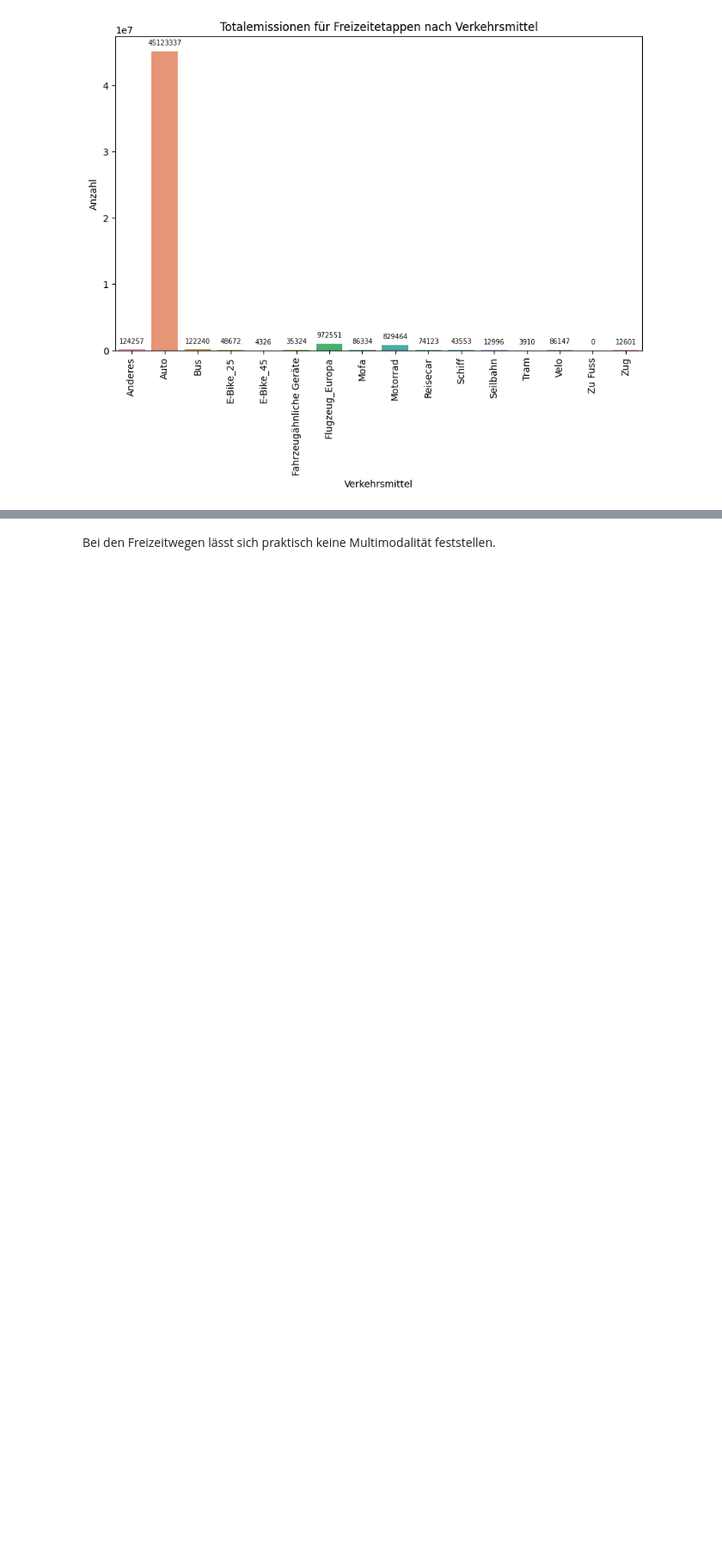
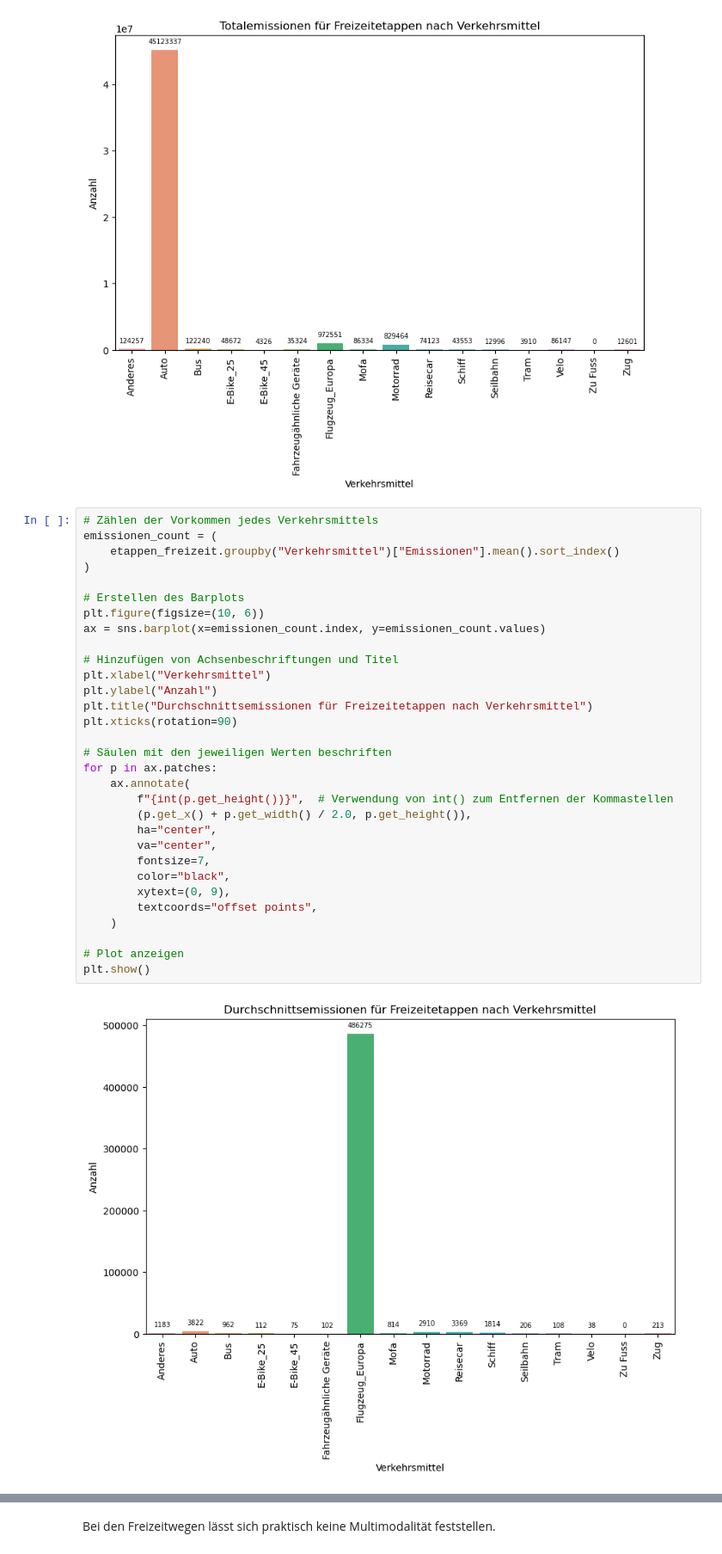
Before and after one commit to larissa-marti/ANM_Gruppe_Y, a Jupyter notebook: fahrzeuge.ipynb, the cells around one changed output, grey strips where cells are left out. Shown at 86% size. Saved outputs shown, nothing was run; the diff lists cells and outputs as text; blank space fills up the shorter version.

Commit message:
added some diagrams, added Präsi and updated gitignore

```diff
--- a/fahrzeuge.ipynb
+++ b/fahrzeuge.ipynb
@@ -750,6 +750,39 @@ for p in ax.patches:
 plt.show()
 # %% [output]
 [figure]
+# %%
+# Zählen der Vorkommen jedes Verkehrsmittels
+emissionen_count = (
+    etappen_freizeit.groupby("Verkehrsmittel")["Emissionen"].mean().sort_index()
+)
+
+# Erstellen des Barplots
+plt.figure(figsize=(10, 6))
+ax = sns.barplot(x=emissionen_count.index, y=emissionen_count.values)
+
+# Hinzufügen von Achsenbeschriftungen und Titel
+plt.xlabel("Verkehrsmittel")
+plt.ylabel("Anzahl")
+plt.title("Durchschnittsemissionen für Freizeitetappen nach Verkehrsmittel")
+plt.xticks(rotation=90)
+
+# Säulen mit den jeweiligen Werten beschriften
+for p in ax.patches:
+    ax.annotate(
+        f"{int(p.get_height())}",  # Verwendung von int() zum Entfernen der Kommastellen
+        (p.get_x() + p.get_width() / 2.0, p.get_height()),
+        ha="center",
+        va="center",
+        fontsize=7,
+        color="black",
+        xytext=(0, 9),
+        textcoords="offset points",
+    )
+
+# Plot anzeigen
+plt.show()
+# %% [output]
+[figure, added]
 # %%
 # Zählen der Vorkommen der Verkehrsmittel-Kombinationen
 verkehrsmittel_count_wege = wege_freizeit_agg["Verkehrsmittel"].value_counts()
```
Also changed, not shown: parts of 3 cells of this notebook, 3 other files.
